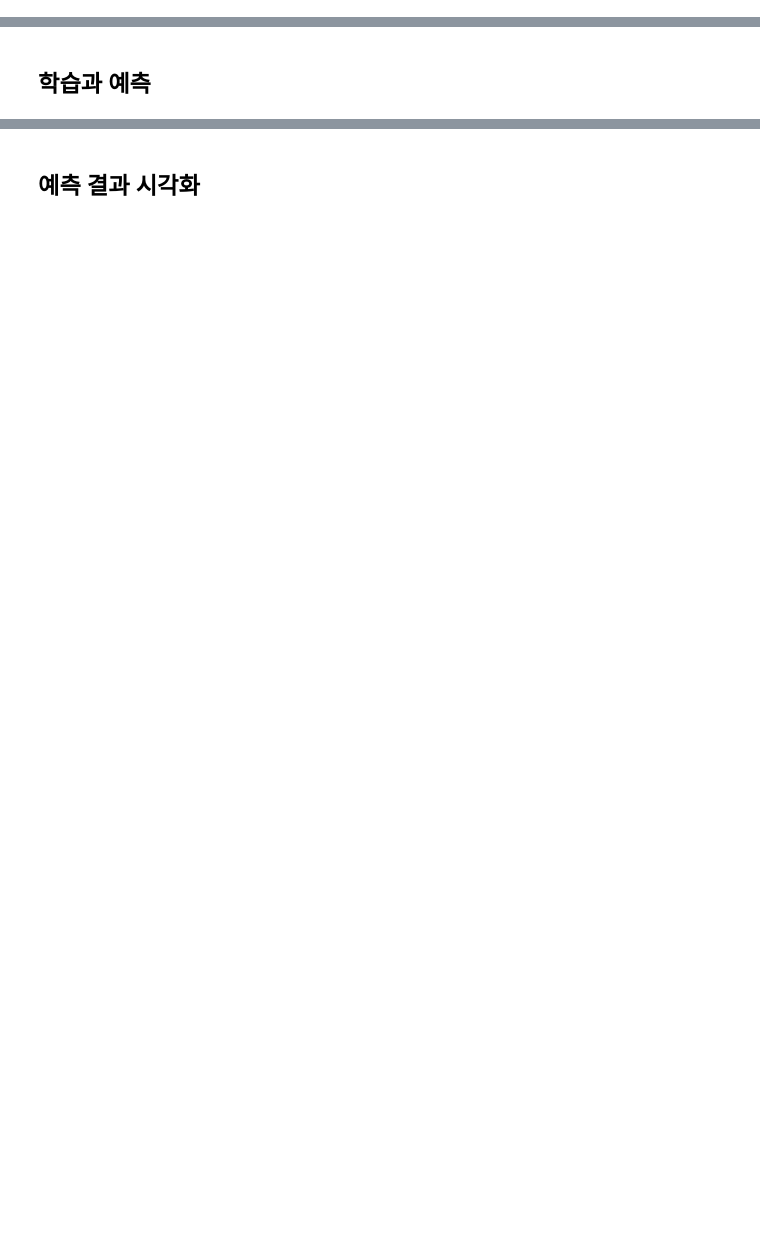
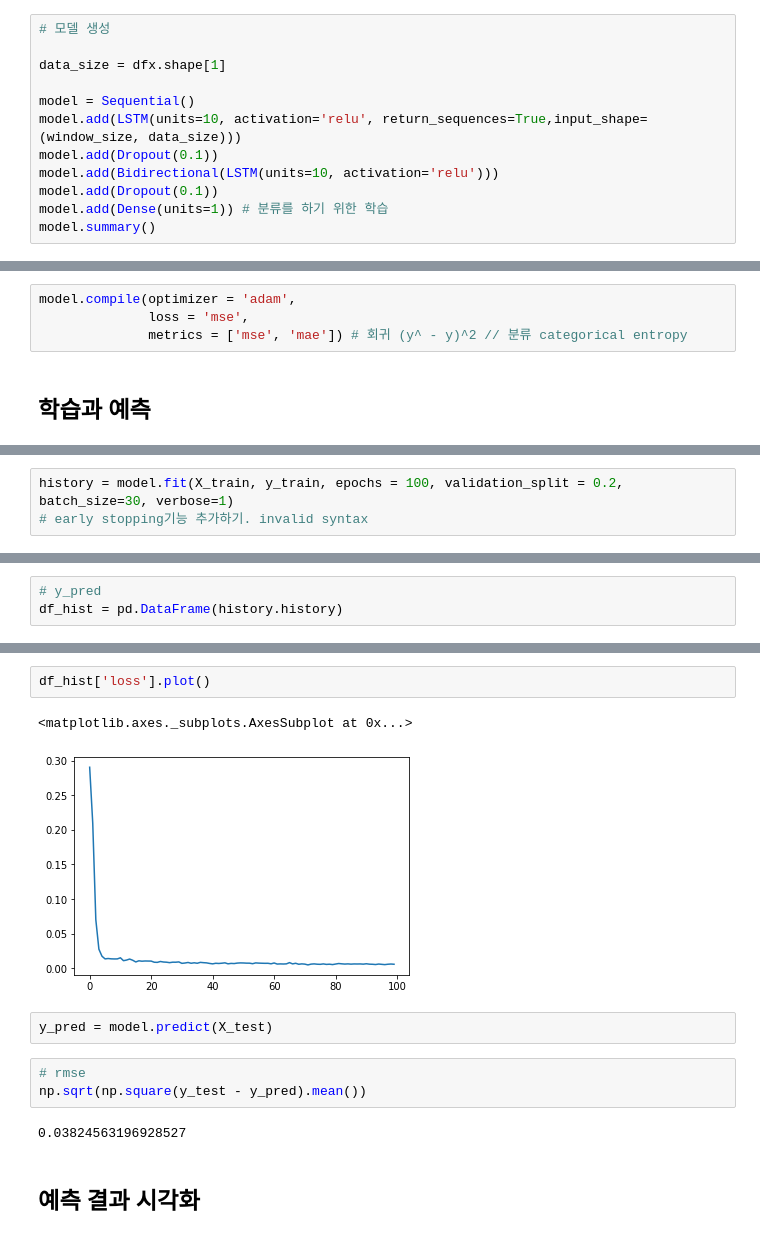
Before and after one commit to radanim/TIL, a Jupyter notebook: 07_stock_price_RNN_output.ipynb, the cells around one changed output, grey strips where cells are left out. Cells and saved outputs as stored; diff of their text form; blank space fills up the shorter version.

```diff
--- a/07_stock_price_RNN_output.ipynb
+++ b/07_stock_price_RNN_output.ipynb
@@ -116,0 +147,12 @@ model = Sequential()
+# %%
+# 모델 생성
+
+data_size = dfx.shape[1]
+
+model = Sequential()
+model.add(LSTM(units=10, activation='relu', return_sequences=True,input_shape=(window_size, data_size)))
+model.add(Dropout(0.1))
+model.add(Bidirectional(LSTM(units=10, activation='relu')))
+model.add(Dropout(0.1))
+model.add(Dense(units=1)) # 분류를 하기 위한 학습
+model.summary()
@@ -117,4 +180,8 @@ model = Sequential()
 # %% [markdown]
 ## compile
+# %%
+model.compile(optimizer = 'adam',
+              loss = 'mse',
+              metrics = ['mse', 'mae']) # 회귀 (y^ - y)^2 // 분류 categorical entropy
 # %% [markdown]
 ## 학습과 예측
@@ -124,0 +192,3 @@ model = Sequential()
+# %%
+history = model.fit(X_train, y_train, epochs = 100, validation_split = 0.2, batch_size=30, verbose=1)
+# early stopping기능 추가하기. invalid syntax
@@ -124,0 +213,3 @@ model = Sequential()
+# %%
+# y_pred
+df_hist = pd.DataFrame(history.history)
@@ -125,2 +232,14 @@ model = Sequential()
+# %%
+df_hist['loss'].plot()
+# %% [output]
+<matplotlib.axes._subplots.AxesSubplot at 0x...>
+[figure, added]
+# %%
+y_pred = model.predict(X_test)
+# %%
+# rmse
+np.sqrt(np.square(y_test - y_pred).mean())
+# %% [output]
+0.03824563196928527
 # %% [markdown]
 ## 예측 결과 시각화
```
Also changed, not shown: parts of 28 cells of this notebook.
